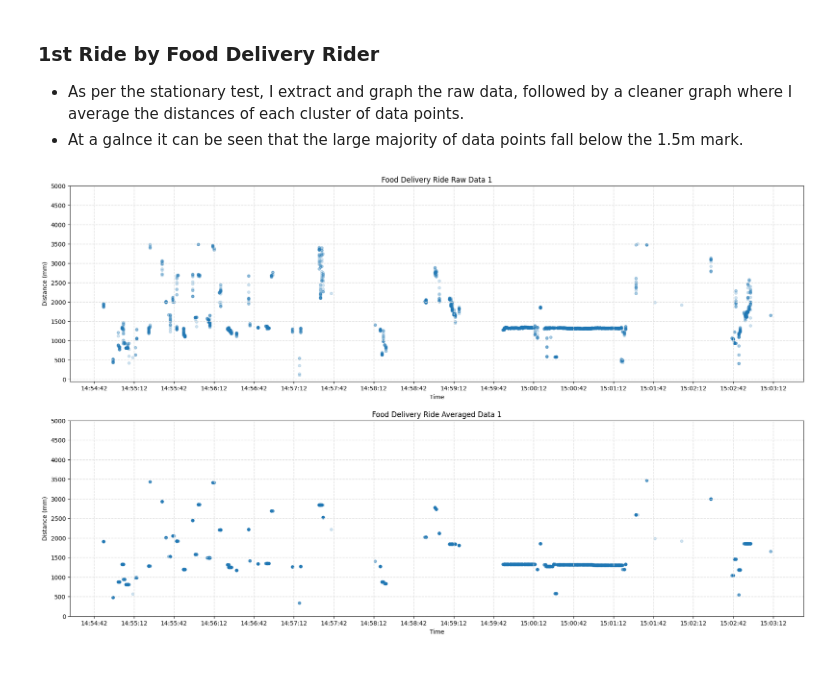
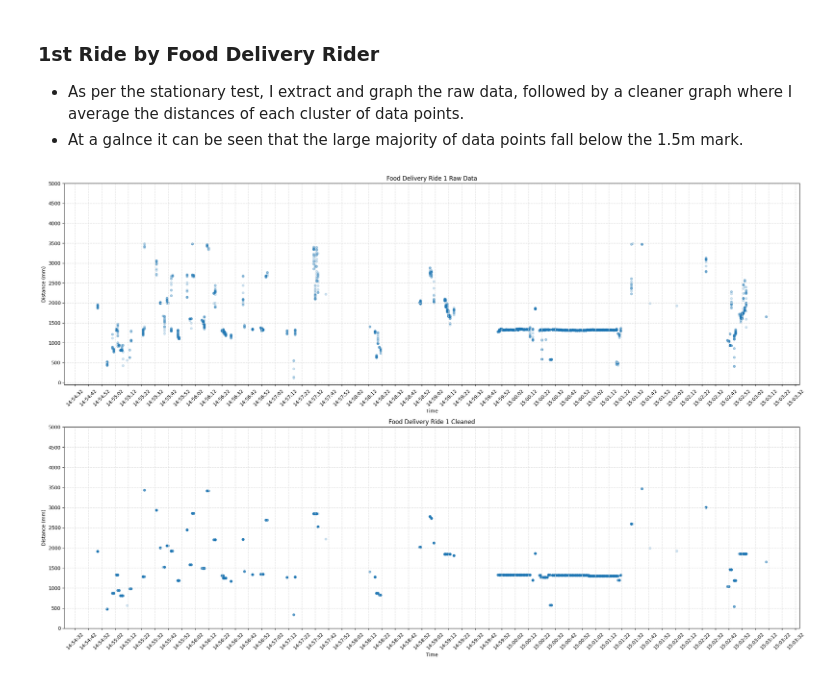
Before and after one commit to wuihee/cycling-safety-analysis, a Jupyter notebook: data_analysis/Laser_Outdoor_Tests.ipynb, the cells around one changed output. Cells and saved outputs as stored; diff of their text form; code cells hidden in the pictures.

```diff
--- a/data_analysis/Laser_Outdoor_Tests.ipynb
+++ b/data_analysis/Laser_Outdoor_Tests.ipynb
@@ -101,10 +108,12 @@ FOOD_DELIVERY_1 = pathlib.Path("./data/laser_outdoor_tests/food_delivery_1.txt")
 - At a galnce it can be seen that the large majority of data points fall below the 1.5m mark.
 # %%
 timings, distances, strengths = extract_data_from_file(FOOD_DELIVERY_1)
+cleaned_distances = data_cleaner.average_clusters(distances)
 # %%
-fig, axes = plt.subplots(2, 1, figsize=(22, 13))
-outdoor_graphs.scatter_time_vs_distance(axes[0], timings, distances, "Food Delivery Ride Raw Data 1")
-outdoor_graphs.scatter_average_clusters(axes[1], timings, distances, "Food Delivery Ride Averaged Data 1")
+fig, axes = plt.subplots(2, 1, figsize=(22, 14))
+outdoor_graphs.scatter_time_vs_distance(axes[0], timings, distances, "Food Delivery Ride 1 Raw Data", 10, True)
+outdoor_graphs.scatter_time_vs_distance(axes[1], timings, cleaned_distances, "Food Delivery Ride 1 Cleaned", 10, True)
+plt.tight_layout()
 plt.show()
 # %% [output]
-[figure, old version]
+[figure, new version]
```
Also changed, not shown: parts of 6 cells of this notebook, 2 other files.
